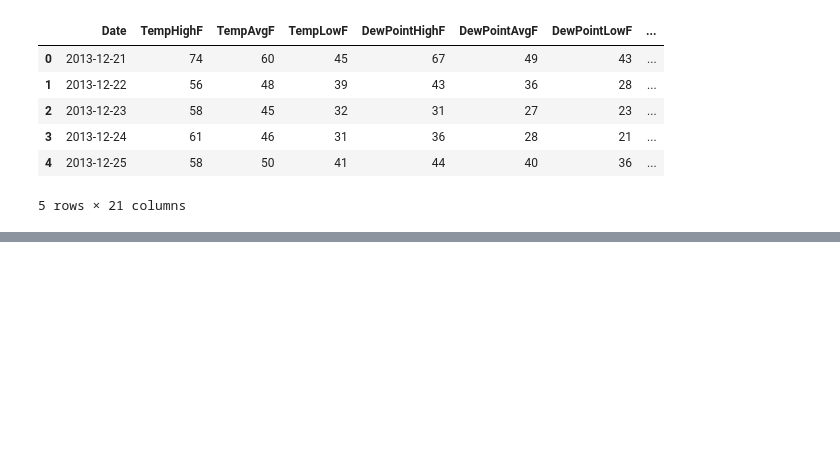
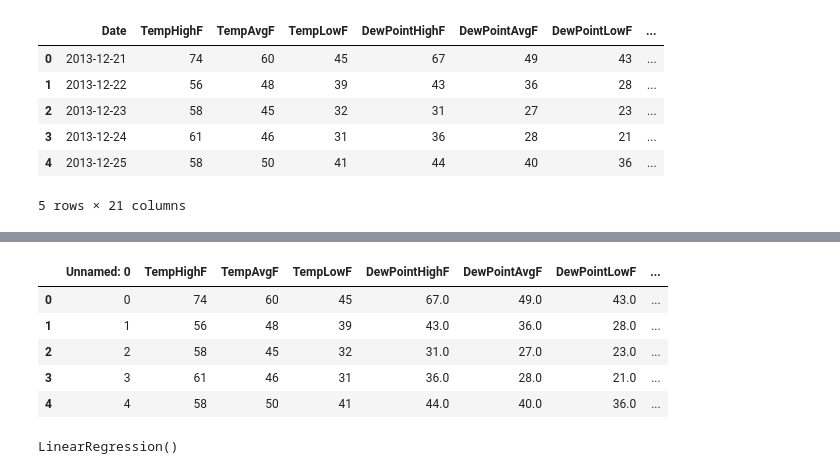
Before and after one commit to Shahrullo/Rainfall-Prediction, a Jupyter notebook: Rainfall Prediction.ipynb, the cells around one changed output, grey strips where cells are left out. Saved outputs shown, nothing was run; the diff lists cells and outputs as text; code cells hidden in the pictures; blank space fills up the shorter version.

```diff
--- a/Rainfall Prediction.ipynb
+++ b/Rainfall Prediction.ipynb
@@ -47,0 +57,12 @@ data = data.replace('T', 0.0)
+# %%
+# read the processed dataset
+data = pd.read_csv('austin_ready.csv')
+
+data.head()
+# %% [output]
+|  | Unnamed: 0 | TempHighF | TempAvgF | TempLowF | DewPointHighF | DewPointAvgF | DewPointLowF | ... |
+| 0 | 0 | 74 | 60 | 45 | 67.0 | 49.0 | 43.0 | ... |
+| 1 | 1 | 56 | 48 | 39 | 43.0 | 36.0 | 28.0 | ... |
+| 2 | 2 | 58 | 45 | 32 | 31.0 | 27.0 | 23.0 | ... |
+| 3 | 3 | 61 | 46 | 31 | 36.0 | 28.0 | 21.0 | ... |
+| 4 | 4 | 58 | 50 | 41 | 44.0 | 40.0 | 36.0 | ... |
@@ -47,0 +85,5 @@ data = data.replace('T', 0.0)
+# %%
+# train the classifier with our input data
+clf.fit(X, Y)
+# %% [output]
+LinearRegression()
```
Also changed, not shown: parts of 17 cells of this notebook.
